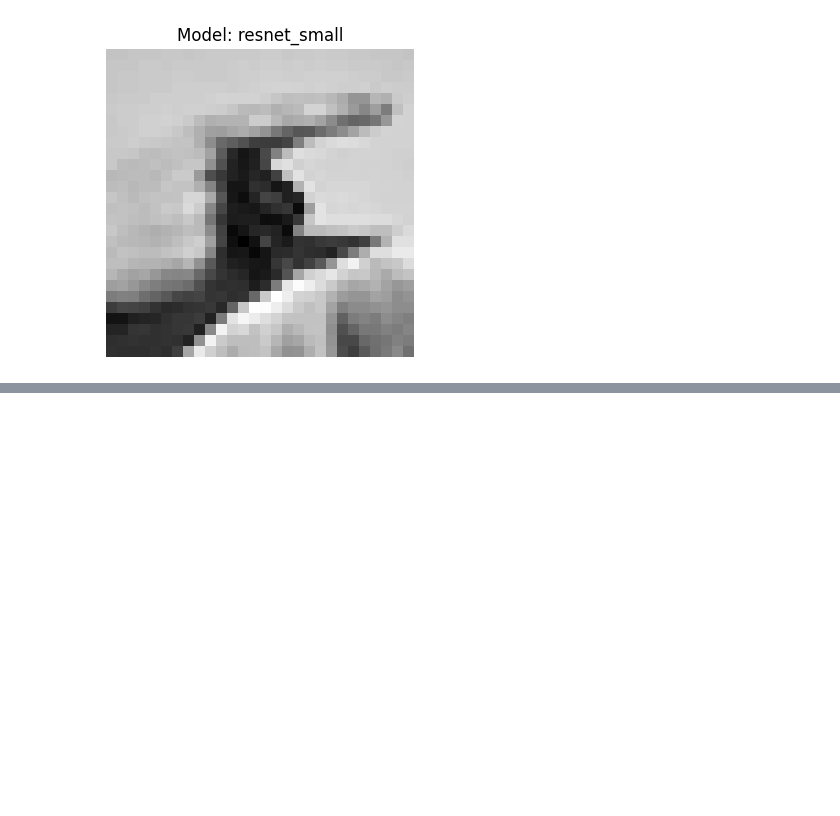
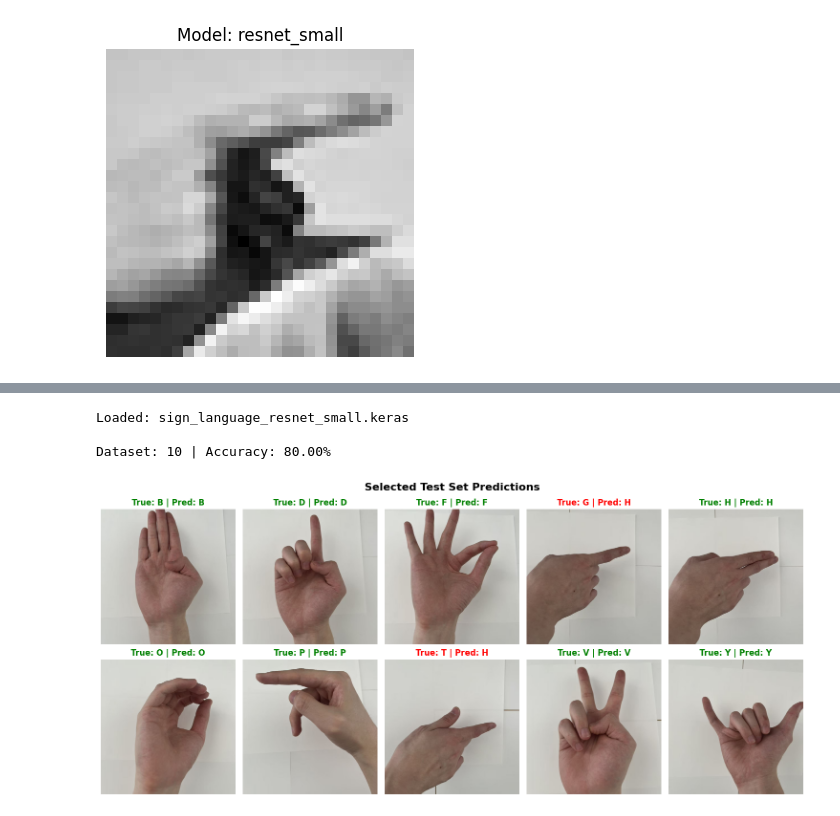
Before and after one commit to ChenxiJiang0828/EECS504-Project-ASL, a Jupyter notebook: Sign_MNIST_CNN.ipynb, the cells around one changed output, grey strips where cells are left out. Drawn from its saved outputs; the diff is of its cells as text; code cells hidden in the pictures; blank space fills up the shorter version.

```diff
--- a/Sign_MNIST_CNN.ipynb
+++ b/Sign_MNIST_CNN.ipynb
@@ -261,0 +477,79 @@ plt.show()
+# %%
+import os
+import cv2
+import numpy as np
+import matplotlib.pyplot as plt
+from tensorflow import keras
+
+TEST_DIR = 'data/photo'
+MODEL_PATH = 'sign_language_resnet_small.keras'
+model = keras.models.load_model(MODEL_PATH)
+print(f"Loaded: {MODEL_PATH}")
+target_chars = ['G', 'T', 'B', 'D', 'F', 'H', 'O', 'P', 'V', 'Y']
+image_files = [f for f in os.listdir(TEST_DIR) if f.endswith(('.jpg', '.jpeg', '.png'))]
+results = []
+for filename in image_files:
+    true_char = filename.split('.')[0].upper()
+    if true_char not in target_chars:
+        continue
+    true_label = ord(true_char) - ord('A')
+    filepath = os.path.join(TEST_DIR, filename)
+    img_orig = cv2.imread(filepath)
+    if img_orig is None:
+        continue
+    img_orig = cv2.cvtColor(img_orig, cv2.COLOR_BGR2RGB)
+    h, w = img_orig.shape[:2]
+    min_dim = min(h, w)
+    start_x = (w - min_dim) // 2
+    start_y = (h - min_dim) // 2
+    img_cropped = img_orig[start_y:start_y+min_dim, start_x:start_x+min_dim]
+    img_gray = cv2.cvtColor(img_cropped, cv2.COLOR_RGB2GRAY)
+    img_resized = cv2.resize(img_gray, (28, 28))
+    img_model_input = img_resized.reshape(1, 28, 28, 1) / 255.0
+    pred_probs = model.predict(img_model_input, verbose=0)
+    pred_label = np.argmax(pred_probs, axis=1)[0]
+    pred_char = chr(ord('A') + pred_label)
+    is_correct = (pred_label == true_label)
+    results.append({
+        'filename': filename,
+        'image': img_cropped,
+        'true_char': true_char,
+        'pred_char': pred_char,
+        'is_correct': is_correct
+    })
+results = sorted(results, key=lambda x: x['true_char'])
+if len(results) > 0:
+    correct_count = sum([1 for res in results if res['is_correct']])
+    accuracy = correct_count / len(results) * 100
+    print(f"\nDataset: {len(results)} | Accuracy: {accuracy:.2f}%\n")
+else:
+    print("\nError\n")
+
+if len(results) > 0:
+    num_images = len(results)
+    cols = 5
+    rows = (num_images + cols - 1) // cols
+
+    fig, axes = plt.subplots(rows, cols, figsize=(15, 3.5 * rows))
+    if num_images == 1:
+        axes = [axes]
+    else:
+        axes = axes.flatten()
+
+    for i, res in enumerate(results):
+        ax = axes[i]
+        ax.imshow(res['image'])
+        ax.axis('off')
+        title_color = 'green' if res['is_correct'] else 'red'
+        ax.set_title(f"True: {res['true_char']} | Pred: {res['pred_char']}",
+                     color=title_color, fontweight='bold', fontsize=12)
+    for j in range(num_images, len(axes)):
+        axes[j].axis('off')
+    plt.suptitle("Selected Test Set Predictions", fontsize=16, fontweight='bold')
+    plt.tight_layout()
+    plt.show()
+# %% [output]
+Loaded: sign_language_resnet_small.keras
+
+Dataset: 10 | Accuracy: 80.00%
+[figure, added]
```
Also changed, not shown: parts of 12 cells of this notebook, 1 other file.
